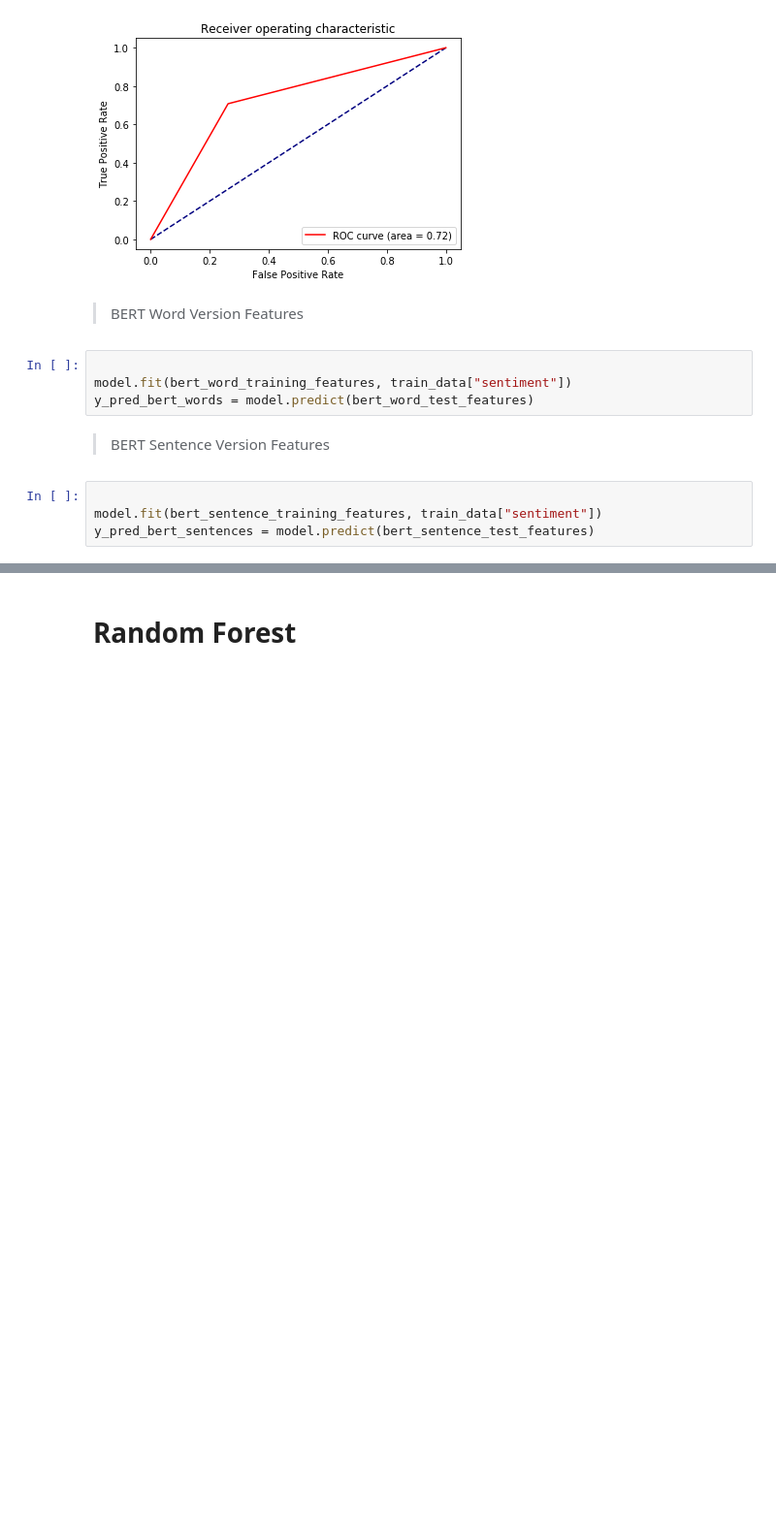
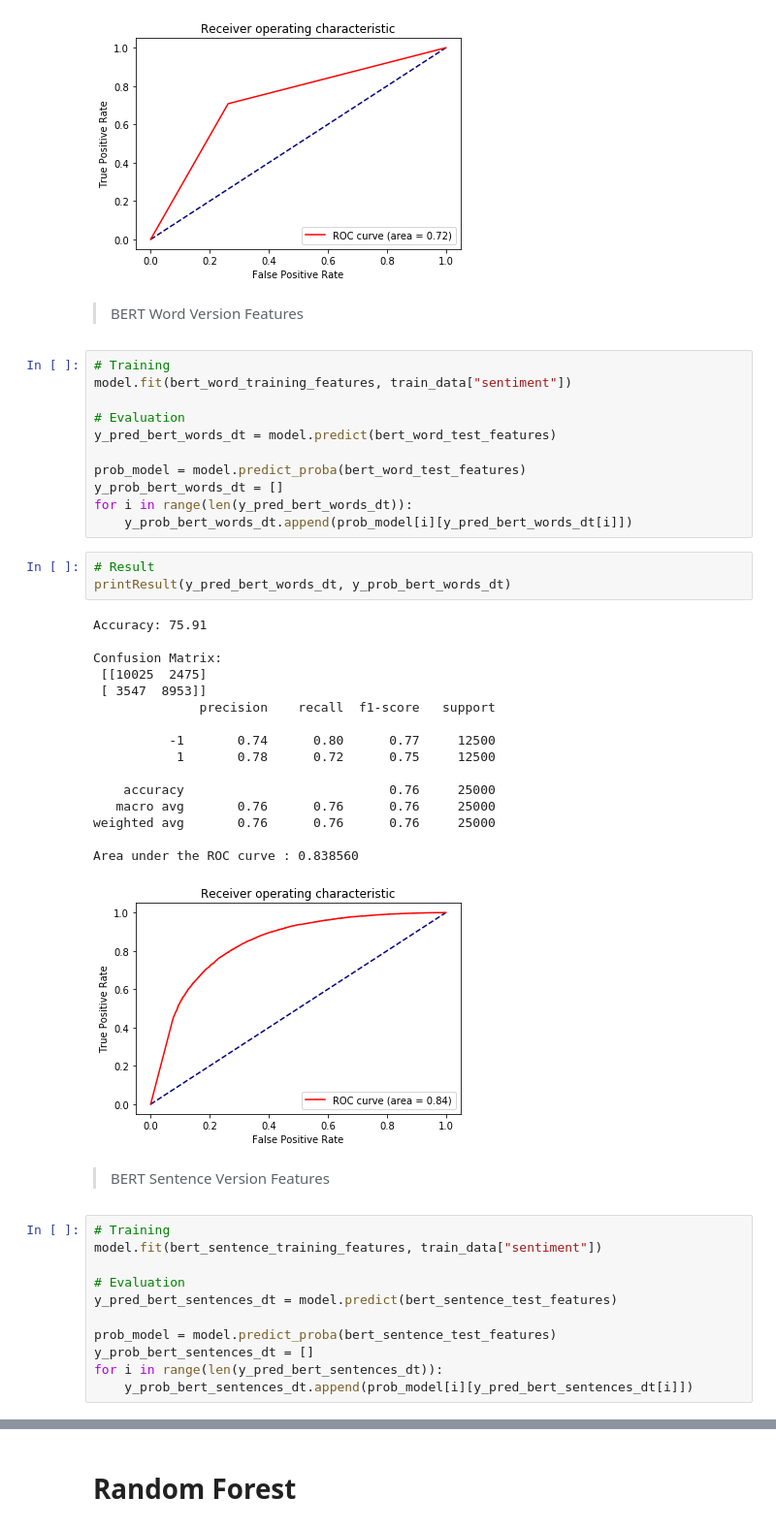
Before and after one commit to hmohebbi/SentimentAnalysis, a Jupyter notebook: Pattern1.ipynb, the cells around one changed output, grey strips where cells are left out. Shown at 97% size. Drawn from its saved outputs; the diff is of its cells as text; blank space fills up the shorter version.

```diff
--- a/Pattern1.ipynb
+++ b/Pattern1.ipynb
@@ -1065,12 +1164,46 @@ Area under the ROC curve : 0.722800
 # %% [markdown]
 > BERT Word Version Features
 # %%
+# Training
+model.fit(bert_word_training_features, train_data["sentiment"])
 
-model.fit(bert_word_training_features, train_data["sentiment"])
-y_pred_bert_words = model.predict(bert_word_test_features)
+# Evaluation
+y_pred_bert_words_dt = model.predict(bert_word_test_features)
+
+prob_model = model.predict_proba(bert_word_test_features)
+y_prob_bert_words_dt = []
+for i in range(len(y_pred_bert_words_dt)):
+    y_prob_bert_words_dt.append(prob_model[i][y_pred_bert_words_dt[i]])
+# %%
+# Result
+printResult(y_pred_bert_words_dt, y_prob_bert_words_dt)
+# %% [output]
+Accuracy: 75.91
+
+Confusion Matrix:
+ [[10025  2475]
+ [ 3547  8953]]
+              precision    recall  f1-score   support
+
+          -1       0.74      0.80      0.77     12500
+           1       0.78      0.72      0.75     12500
+
+    accuracy                           0.76     25000
+   macro avg       0.76      0.76      0.76     25000
+weighted avg       0.76      0.76      0.76     25000
+
+Area under the ROC curve : 0.838560
+[figure, added]
 # %% [markdown]
 > BERT Sentence Version Features
 # %%
+# Training
+model.fit(bert_sentence_training_features, train_data["sentiment"])
 
-model.fit(bert_sentence_training_features, train_data["sentiment"])
-y_pred_bert_sentences = model.predict(bert_sentence_test_features)
+# Evaluation
+y_pred_bert_sentences_dt = model.predict(bert_sentence_test_features)
+
+prob_model = model.predict_proba(bert_sentence_test_features)
+y_prob_bert_sentences_dt = []
+for i in range(len(y_pred_bert_sentences_dt)):
+    y_prob_bert_sentences_dt.append(prob_model[i][y_pred_bert_sentences_dt[i]])
```
Also changed, not shown: parts of 27 cells of this notebook.
